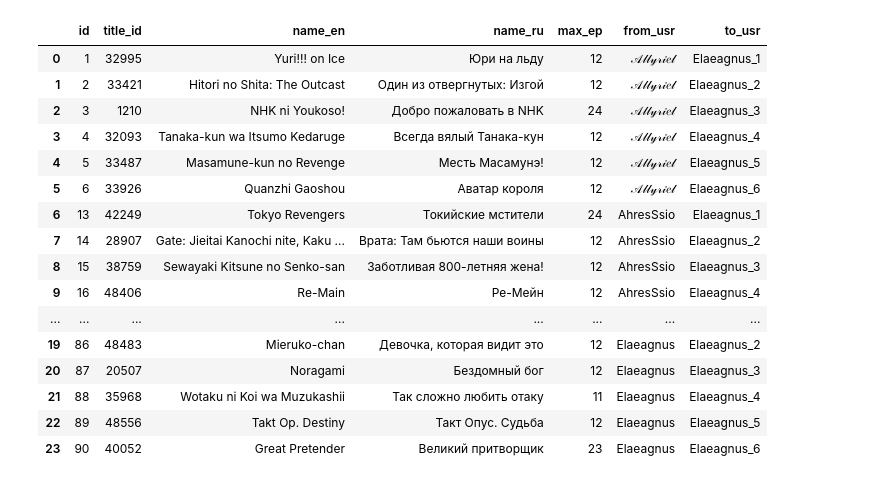
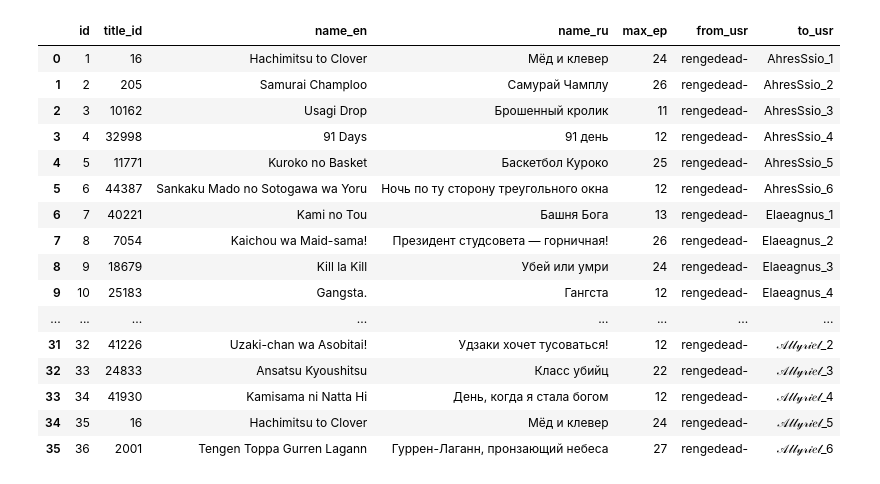
Before and after one commit to akorzunin/anime_challenge, a Jupyter notebook: inspect_db.ipynb, the cells around one changed output. Cells and saved outputs as stored; diff of their text form; code cells hidden in the pictures.

```diff
--- a/inspect_db.ipynb
+++ b/inspect_db.ipynb
@@ -81,25 +99,25 @@ for i in members:
         db.session.add(record)
 db.session.commit()
 # %%
-pd.read_sql(f'SELECT * FROM members_titles WHERE "to_usr" LIKE "{members[-1]}%"',
+pd.read_sql(f'SELECT * FROM members_titles WHERE "from_usr" LIKE "{members[0]}%"',
             'sqlite:///' + db_name,
             # index_col='id',
             )
 # %% [output]
 |  | id | title_id | name_en | name_ru | max_ep | from_usr | to_usr |
-| 0 | 1 | 32995 | Yuri!!! on Ice | Юри на льду | 12 | 𝒜𝓁𝓁𝓎𝓇𝒾𝑒𝓁 | Elaeagnus_1 |
-| 1 | 2 | 33421 | Hitori no Shita: The Outcast | Один из отвергнутых: Изгой | 12 | 𝒜𝓁𝓁𝓎𝓇𝒾𝑒𝓁 | Elaeagnus_2 |
-| 2 | 3 | 1210 | NHK ni Youkoso! | Добро пожаловать в NHK | 24 | 𝒜𝓁𝓁𝓎𝓇𝒾𝑒𝓁 | Elaeagnus_3 |
-| 3 | 4 | 32093 | Tanaka-kun wa Itsumo Kedaruge | Всегда вялый Танака-кун | 12 | 𝒜𝓁𝓁𝓎𝓇𝒾𝑒𝓁 | Elaeagnus_4 |
-| 4 | 5 | 33487 | Masamune-kun no Revenge | Месть Масамунэ! | 12 | 𝒜𝓁𝓁𝓎𝓇𝒾𝑒𝓁 | Elaeagnus_5 |
-| 5 | 6 | 33926 | Quanzhi Gaoshou | Аватар короля | 12 | 𝒜𝓁𝓁𝓎𝓇𝒾𝑒𝓁 | Elaeagnus_6 |
-| 6 | 13 | 42249 | Tokyo Revengers | Токийские мстители | 24 | AhresSsio | Elaeagnus_1 |
-| 7 | 14 | 28907 | Gate: Jieitai Kanochi nite, Kaku ... | Врата: Там бьются наши воины | 12 | AhresSsio | Elaeagnus_2 |
-| 8 | 15 | 38759 | Sewayaki Kitsune no Senko-san | Заботливая 800-летняя жена! | 12 | AhresSsio | Elaeagnus_3 |
-| 9 | 16 | 48406 | Re-Main | Ре-Мейн | 12 | AhresSsio | Elaeagnus_4 |
+| 0 | 1 | 16 | Hachimitsu to Clover | Мёд и клевер | 24 | rengedead- | AhresSsio_1 |
+| 1 | 2 | 205 | Samurai Champloo | Самурай Чамплу | 26 | rengedead- | AhresSsio_2 |
+| 2 | 3 | 10162 | Usagi Drop | Брошенный кролик | 11 | rengedead- | AhresSsio_3 |
+| 3 | 4 | 32998 | 91 Days | 91 день | 12 | rengedead- | AhresSsio_4 |
+| 4 | 5 | 11771 | Kuroko no Basket | Баскетбол Куроко | 25 | rengedead- | AhresSsio_5 |
+| 5 | 6 | 44387 | Sankaku Mado no Sotogawa wa Yoru | Ночь по ту сторону треугольного окна | 12 | rengedead- | AhresSsio_6 |
+| 6 | 7 | 40221 | Kami no Tou | Башня Бога | 13 | rengedead- | Elaeagnus_1 |
+| 7 | 8 | 7054 | Kaichou wa Maid-sama! | Президент студсовета — горничная! | 26 | rengedead- | Elaeagnus_2 |
+| 8 | 9 | 18679 | Kill la Kill | Убей или умри | 24 | rengedead- | Elaeagnus_3 |
+| 9 | 10 | 25183 | Gangsta. | Гангста | 12 | rengedead- | Elaeagnus_4 |
 | ... | ... | ... | ... | ... | ... | ... | ... |
-| 19 | 86 | 48483 | Mieruko-chan | Девочка, которая видит это | 12 | Elaeagnus | Elaeagnus_2 |
-| 20 | 87 | 20507 | Noragami | Бездомный бог | 12 | Elaeagnus | Elaeagnus_3 |
-| 21 | 88 | 35968 | Wotaku ni Koi wa Muzukashii | Так сложно любить отаку | 11 | Elaeagnus | Elaeagnus_4 |
-| 22 | 89 | 48556 | Takt Op. Destiny | Такт Опус. Судьба | 12 | Elaeagnus | Elaeagnus_5 |
-| 23 | 90 | 40052 | Great Pretender | Великий притворщик | 23 | Elaeagnus | Elaeagnus_6 |
+| 31 | 32 | 41226 | Uzaki-chan wa Asobitai! | Удзаки хочет тусоваться! | 12 | rengedead- | 𝒜𝓁𝓁𝓎𝓇𝒾𝑒𝓁_2 |
+| 32 | 33 | 24833 | Ansatsu Kyoushitsu | Класс убийц | 22 | rengedead- | 𝒜𝓁𝓁𝓎𝓇𝒾𝑒𝓁_3 |
+| 33 | 34 | 41930 | Kamisama ni Natta Hi | День, когда я стала богом | 12 | rengedead- | 𝒜𝓁𝓁𝓎𝓇𝒾𝑒𝓁_4 |
+| 34 | 35 | 16 | Hachimitsu to Clover | Мёд и клевер | 24 | rengedead- | 𝒜𝓁𝓁𝓎𝓇𝒾𝑒𝓁_5 |
+| 35 | 36 | 2001 | Tengen Toppa Gurren Lagann | Гуррен-Лаганн, пронзающий небеса | 27 | rengedead- | 𝒜𝓁𝓁𝓎𝓇𝒾𝑒𝓁_6 |
```
Also changed, not shown: parts of 1 cell of this notebook, 1 other file.
